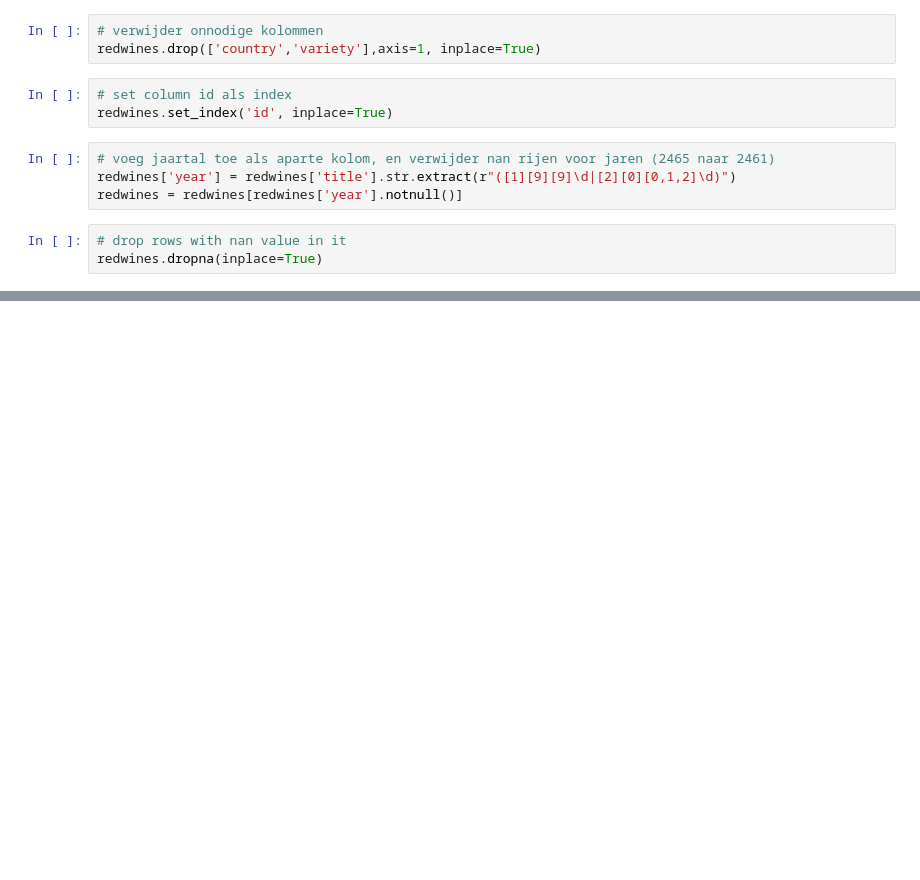
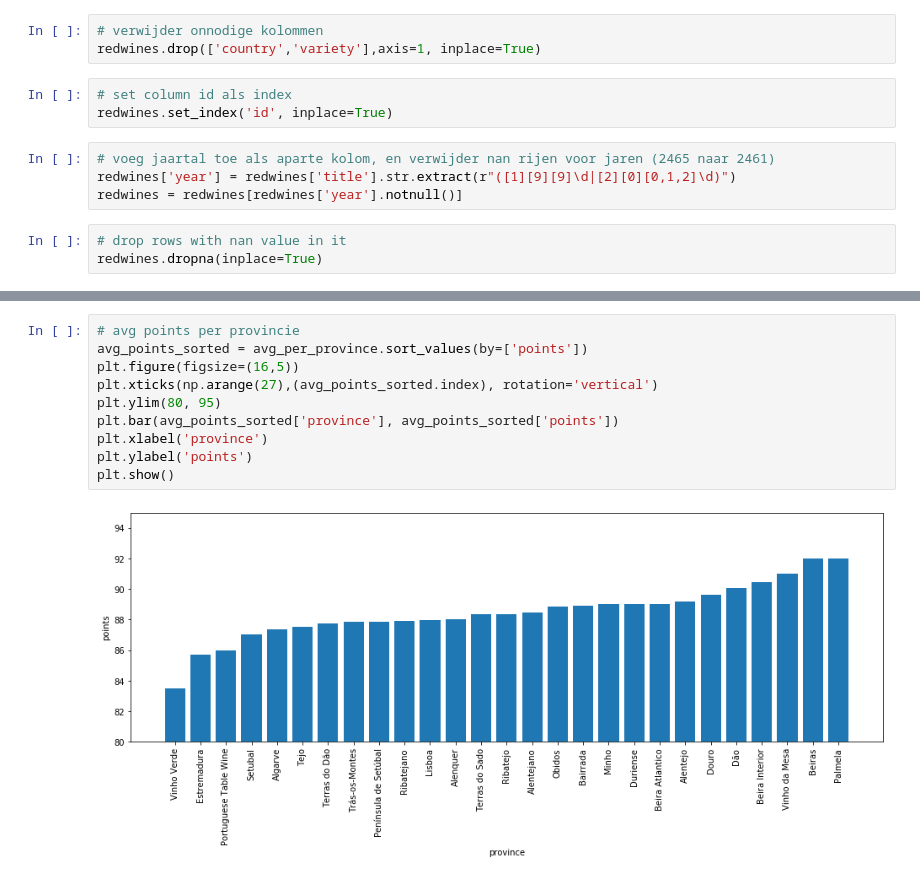
Before and after one commit to LucasVanWijk/Computational_Moddeling_Group_Project, a Jupyter notebook: score+prijs_afkomst_grafiek.ipynb, the cells around one changed output, grey strips where cells are left out. Saved outputs shown, nothing was run; the diff lists cells and outputs as text; blank space fills up the shorter version.

```diff
--- a/score+prijs_afkomst_grafiek.ipynb
+++ b/score+prijs_afkomst_grafiek.ipynb
@@ -41,0 +59,12 @@ axes[1].legend(loc=2)
+# %%
+# avg points per provincie
+avg_points_sorted = avg_per_province.sort_values(by=['points'])
+plt.figure(figsize=(16,5))
+plt.xticks(np.arange(27),(avg_points_sorted.index), rotation='vertical')
+plt.ylim(80, 95)
+plt.bar(avg_points_sorted['province'], avg_points_sorted['points'])
+plt.xlabel('province')
+plt.ylabel('points')
+plt.show()
+# %% [output]
+[figure, added]
```
Also changed, not shown: parts of 10 cells of this notebook.
